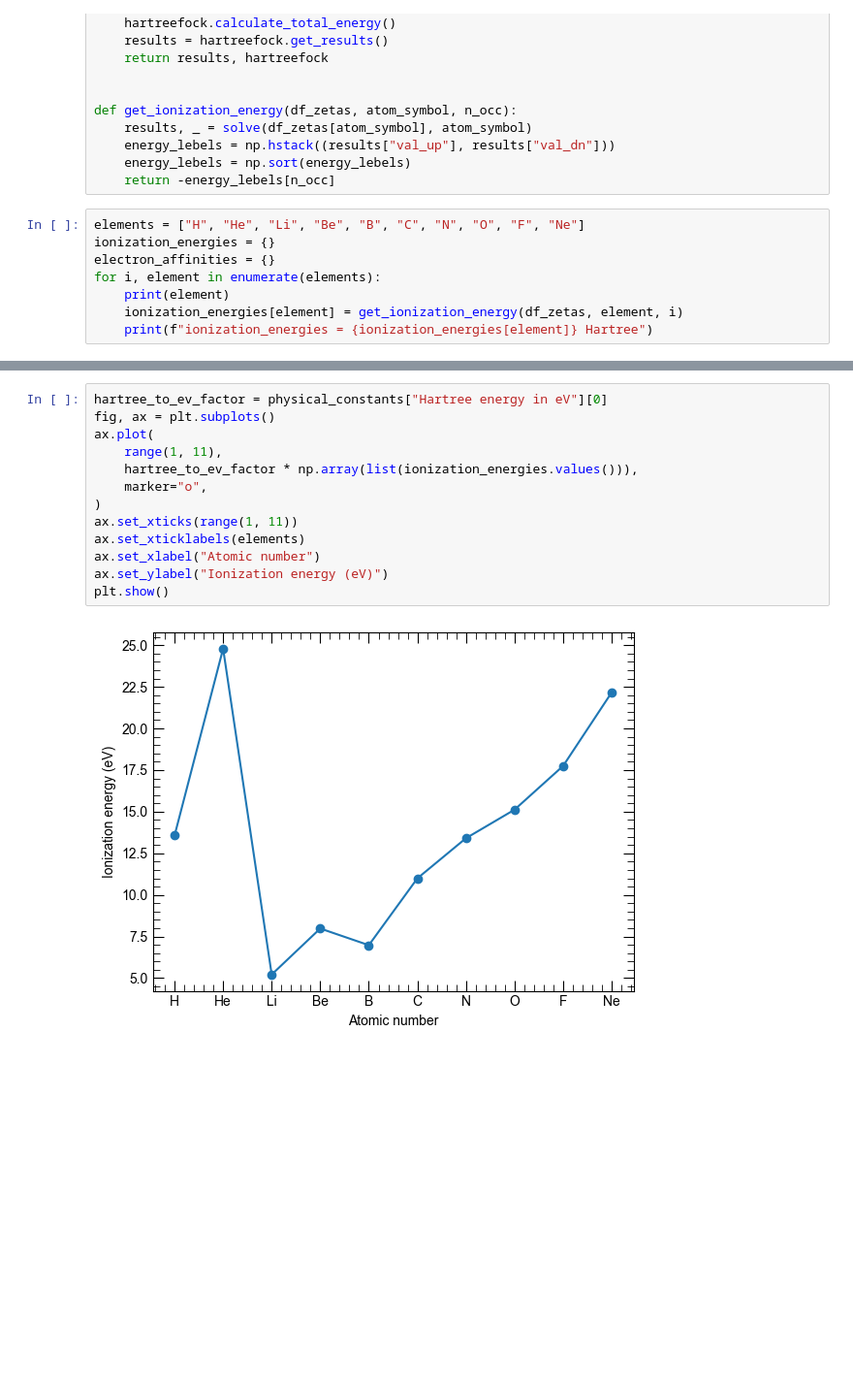
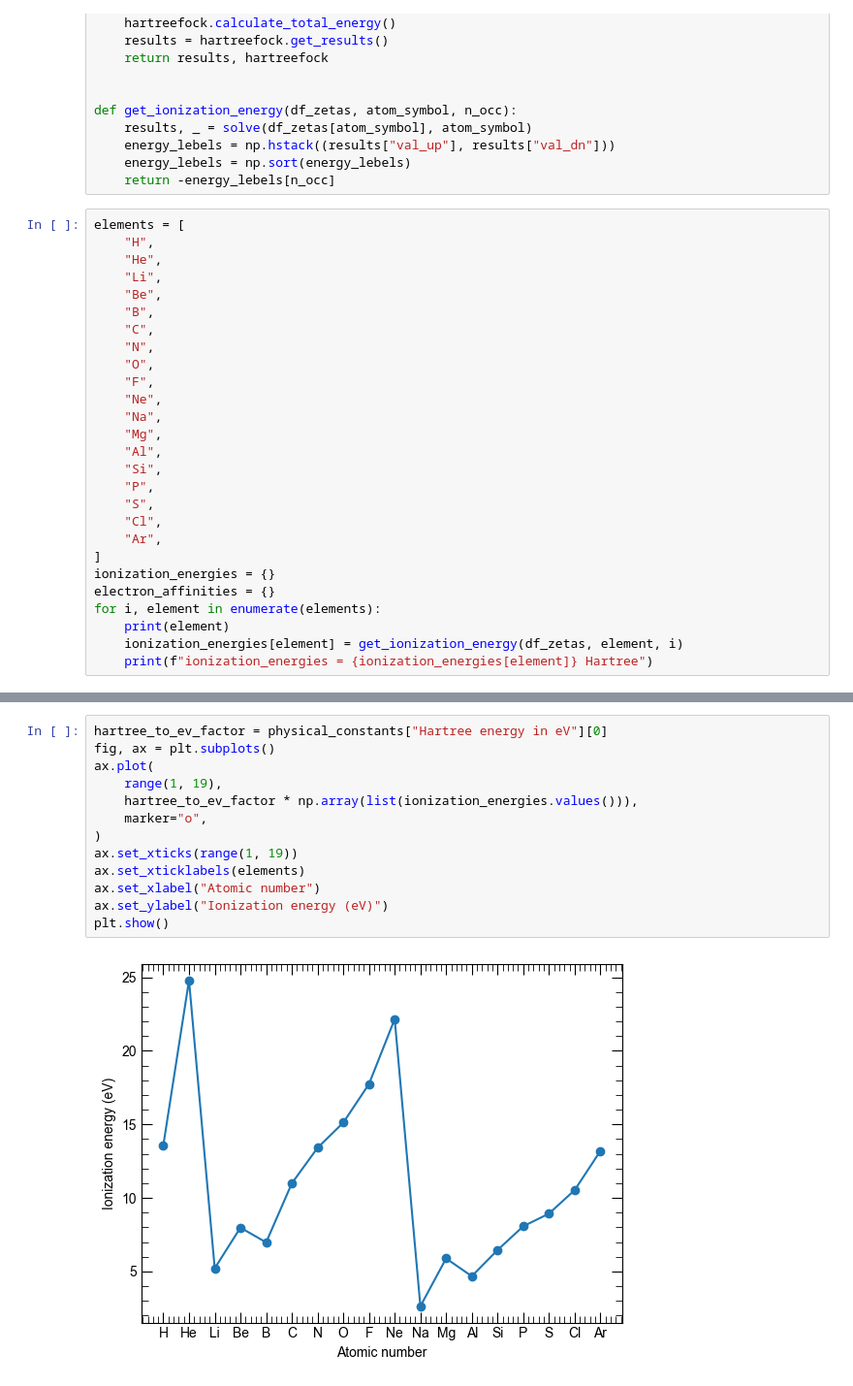
Before and after one commit to yamashun99/molecule, a Jupyter notebook: examples/uhf/ionization_energy.ipynb, the cells around one changed output, grey strips where cells are left out. Shown: that part at 97% size. Saved outputs shown, nothing was run; the diff lists cells and outputs as text; blank space fills up the shorter version.

```diff
--- a/examples/uhf/ionization_energy.ipynb
+++ b/examples/uhf/ionization_energy.ipynb
@@ -40,7 +40,26 @@ def get_ionization_energy(df_zetas, atom_symbol, n_occ):
     energy_lebels = np.sort(energy_lebels)
     return -energy_lebels[n_occ]
 # %%
-elements = ["H", "He", "Li", "Be", "B", "C", "N", "O", "F", "Ne"]
+elements = [
+    "H",
+    "He",
+    "Li",
+    "Be",
+    "B",
+    "C",
+    "N",
+    "O",
+    "F",
+    "Ne",
+    "Na",
+    "Mg",
+    "Al",
+    "Si",
+    "P",
+    "S",
+    "Cl",
+    "Ar",
+]
 ionization_energies = {}
 electron_affinities = {}
 for i, element in enumerate(elements):
@@ -68,15 +87,15 @@ ionization_energies = 0.8143653246053331 Hartree
 # %%
 hartree_to_ev_factor = physical_constants["Hartree energy in eV"][0]
 fig, ax = plt.subplots()
 ax.plot(
-    range(1, 11),
+    range(1, 19),
     hartree_to_ev_factor * np.array(list(ionization_energies.values())),
     marker="o",
 )
-ax.set_xticks(range(1, 11))
+ax.set_xticks(range(1, 19))
 ax.set_xticklabels(elements)
 ax.set_xlabel("Atomic number")
 ax.set_ylabel("Ionization energy (eV)")
 plt.show()
 # %% [output]
-[figure, old version]
+[figure, new version]
```
Also changed, not shown: parts of 1 cell of this notebook, 12 other files.
